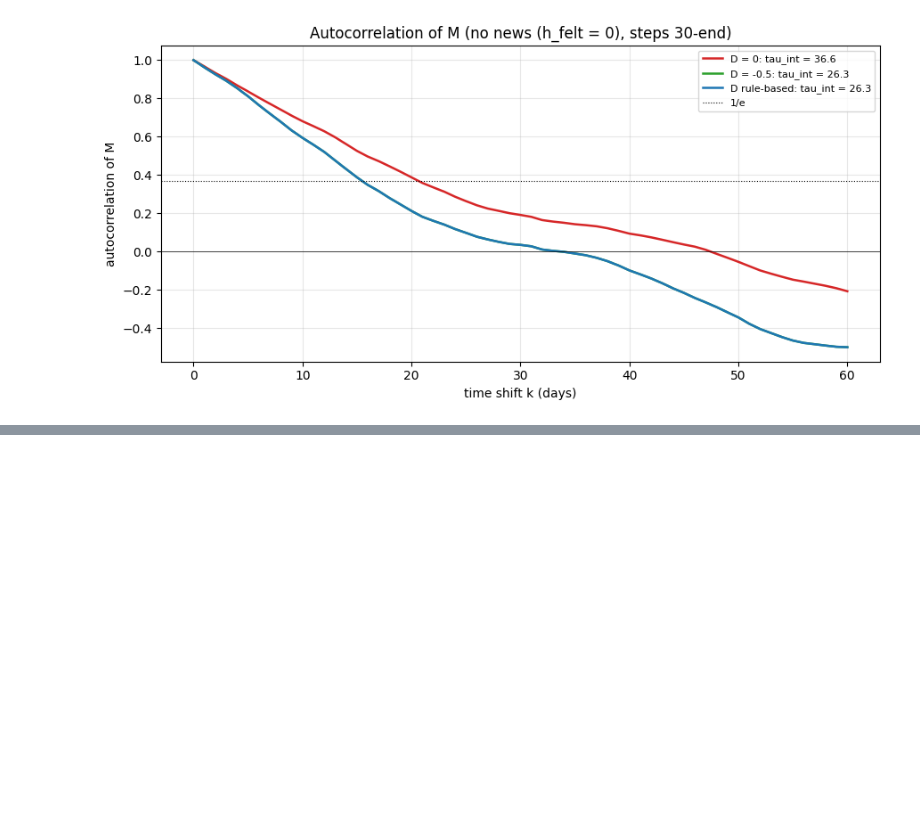
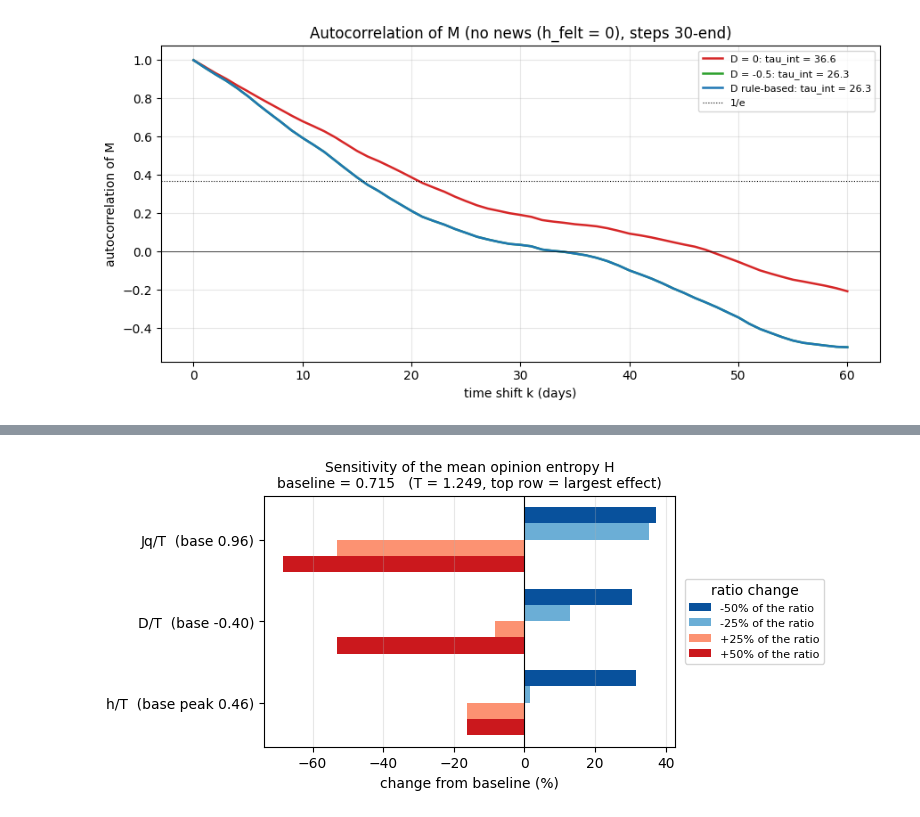
Before and after one commit to fadilaha/Ising-Model-on-Social-Opinion-Dynamic, a Jupyter notebook: Experiment_D_HeatBath_AB_BC_Residual.ipynb, the cells around one changed output, grey strips where cells are left out. Saved outputs shown, nothing was run; the diff lists cells and outputs as text; code cells hidden in the pictures; blank space fills up the shorter version.

```diff
--- a/Experiment_D_HeatBath_AB_BC_Residual.ipynb
+++ b/Experiment_D_HeatBath_AB_BC_Residual.ipynb
@@ -1502,0 +1398,96 @@ time: 1714 s for 17 runs
+# %%
+# ############################################################
+# CELL 12a: RUN THE ONE-AT-A-TIME SIMULATIONS (run once, ~7 min per seed)
+#   The heat-bath probabilities depend only on Jq/T, h/T and D/T.
+#   T is kept fixed and ONE ratio is changed at a time by -50%, -25%, +25%, +50%
+#   (by scaling J, the news amplitudes, or D0). Results are stored in `runs12`
+#   and used by Cell 12b (entropy) and Cell 12c (mean |M|).
+#   Needs: your simulate_open_population cell.
+# ############################################################
+import time, contextlib, io
+
+# ------------------------- SETTINGS -------------------------
+events_file = "raw_external_field58h075.npy"     # same news file as your other runs
+N_up0, N_down0, N_o0 = 3130, 1319, 602          # initial population
+q_fixed   = 4                                    # Jq is changed through J = Jq / q_fixed
+k_sens    = 4                                    # k_sensitivity of the D rule
+h_const   = 0.0
+r_growth0 = 0.001                                # growth is switched off inside the function
+steps     = 300
+T_fixed   = 1.249                                # T stays at this value in every run
+base      = dict(Jq=1.2, D0=-0.5, A=1.0)         # A = multiplier on all news amplitudes
+changes   = [-0.50, -0.25, +0.25, +0.50]         # relative change of ONE ratio
+seeds     = [42]                                 # e.g. [42, 7, 123] to average out spin noise
+# ------------------------------------------------------------
+events_base = np.load(events_file)                # columns: [day, value, fade]
+
+def run_once(Jq, D0, A, seed):
+    ev = events_base.copy(); ev[:, 1] *= A
+    np.random.seed(seed)
+    with contextlib.redirect_stdout(io.StringIO()):          # hide the progress prints
+        out = simulate_open_population(N_up0, N_down0, N_o0, T_fixed, h_const, Jq / q_fixed, q_fixed,
+                                       D0, k_sens, r_growth0, steps, ev.tolist())
+    Nu, Nd, N0, M = (np.asarray(out[i], float) for i in (0, 1, 2, 3))
+    return dict(M=M, N_up=Nu, N_down=Nd, N_0=N0)
+
+settings12 = [('base', 0.0)] + [(par, c) for par in base for c in changes]
+runs12 = {}
+t0 = time.time()
+for par, c in settings12:
+    p = dict(base)
+    if par != 'base':
+        p[par] = base[par] * (1 + c)
+    runs12[(par, c)] = [run_once(seed=sd, **p) for sd in seeds]
+    print(f"done: {par:4s} {c:+.0%}   ({time.time() - t0:.0f} s)")
+
+max_news = np.abs(events_base[:, 1]).max()
+ratio_label = {'Jq': f'Jq/T  (base {base["Jq"] / T_fixed:.2f})',
+               'A':  f'h/T  (base peak {0.8 * max_news / T_fixed:.2f})',
+               'D0': f'D/T  (base {base["D0"] / T_fixed:.2f})'}
+
+def tornado(metric, title, xlabel_unit):
+    """Bars = change of `metric` from the baseline run, in % of the baseline value."""
+    val = {k: np.mean([metric(r) for r in v]) for k, v in runs12.items()}
+    b = val[('base', 0.0)]
+    pct = {k: 100 * (v - b) / abs(b) for k, v in val.items()}
+    order = sorted(base, key=lambda par: -max(abs(pct[(par, c)]) for c in changes))
+    fig, ax = plt.subplots(figsize=(7.5, 3.6))
+    cols = ['#08519c', '#6baed6', '#fc9272', '#cb181d']
+    for i, par in enumerate(order):
+        for j, (c, col) in enumerate(zip(changes, cols)):
+            ax.barh(i + (j - 1.5) * 0.2, pct[(par, c)], 0.2, color=col,
+                    label=f'{c:+.0%} of the ratio' if i == 0 else None)
+    ax.set_yticks(range(len(order))); ax.set_yticklabels([ratio_label[p] for p in order])
+    ax.invert_yaxis(); ax.axvline(0, color='k', lw=0.8); ax.grid(alpha=0.3, axis='x')
+    ax.set_xlabel('change from baseline (%)')
+    ax.set_title(f'{title}\nbaseline = {b:.3f} {xlabel_unit}  (T = {T_fixed}, top row = largest effect)', fontsize=10)
+    ax.legend(fontsize=8, loc='center left', bbox_to_anchor=(1.01, 0.5), title='ratio change')
+    plt.tight_layout(); plt.show()
+    print(f"{'ratio':6s}" + "".join(f"{c:>+10.0%}" for c in changes) + "      (absolute values; baseline "
+          f"{b:.3f})")
+    for par in order:
+        print(f"{par:6s}" + "".join(f"{val[(par, c)]:10.3f}" for c in changes))
+
+
+# ############################################################
+# CELL 12b: SENSITIVITY OF THE OPINION ENTROPY H
+#   H(t) = -(p+ ln p+ + p0 ln p0 + p- ln p-) / ln 3, averaged over the whole run
+#   (0 = everyone holds one opinion, 1 = the three opinions equally common)
+# ############################################################
+def mean_entropy(r):
+    N = r['N_up'] + r['N_0'] + r['N_down']
+    P = np.clip(np.vstack([r['N_up'], r['N_0'], r['N_down']]) / N, 1e-12, 1)
+    return (-(P * np.log(P)).sum(0) / np.log(3)).mean()
+
+tornado(mean_entropy, 'Sensitivity of the mean opinion entropy H', '')
+
+
+# ############################################################
+# CELL 12c: SENSITIVITY OF THE MEAN |M|  (strength of the majority)
+#   mean |M| over the whole run: 0 = no majority on average, 1 = everyone on one side
+# ############################################################
+def mean_absM(r):
+    return np.abs(r['M']).mean()
+
+tornado(mean_absM, 'Sensitivity of the mean |M| (strength of the majority)', '')
+# %% [output]
@@ -1502,0 +1507 @@ time: 1714 s for 17 runs
+[figure, added]
```
Also changed, not shown: parts of 8 cells of this notebook.
